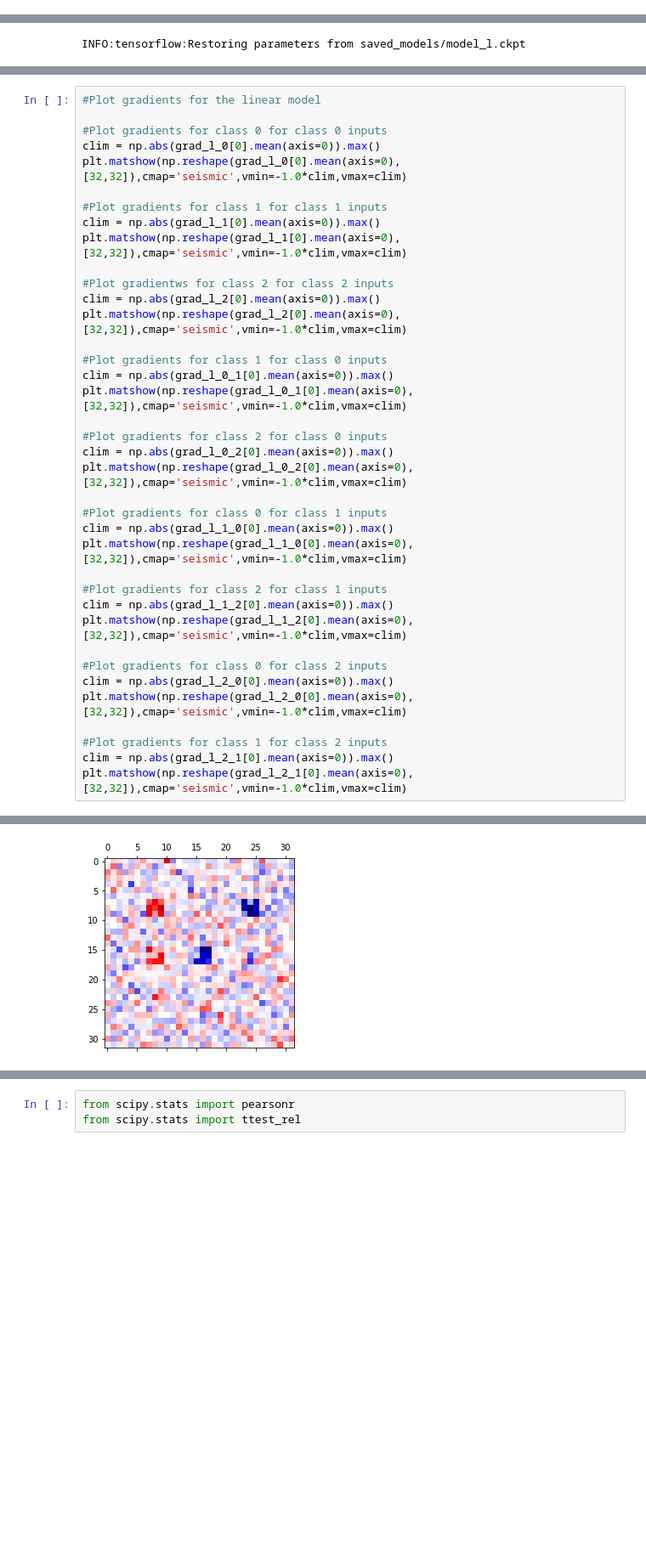
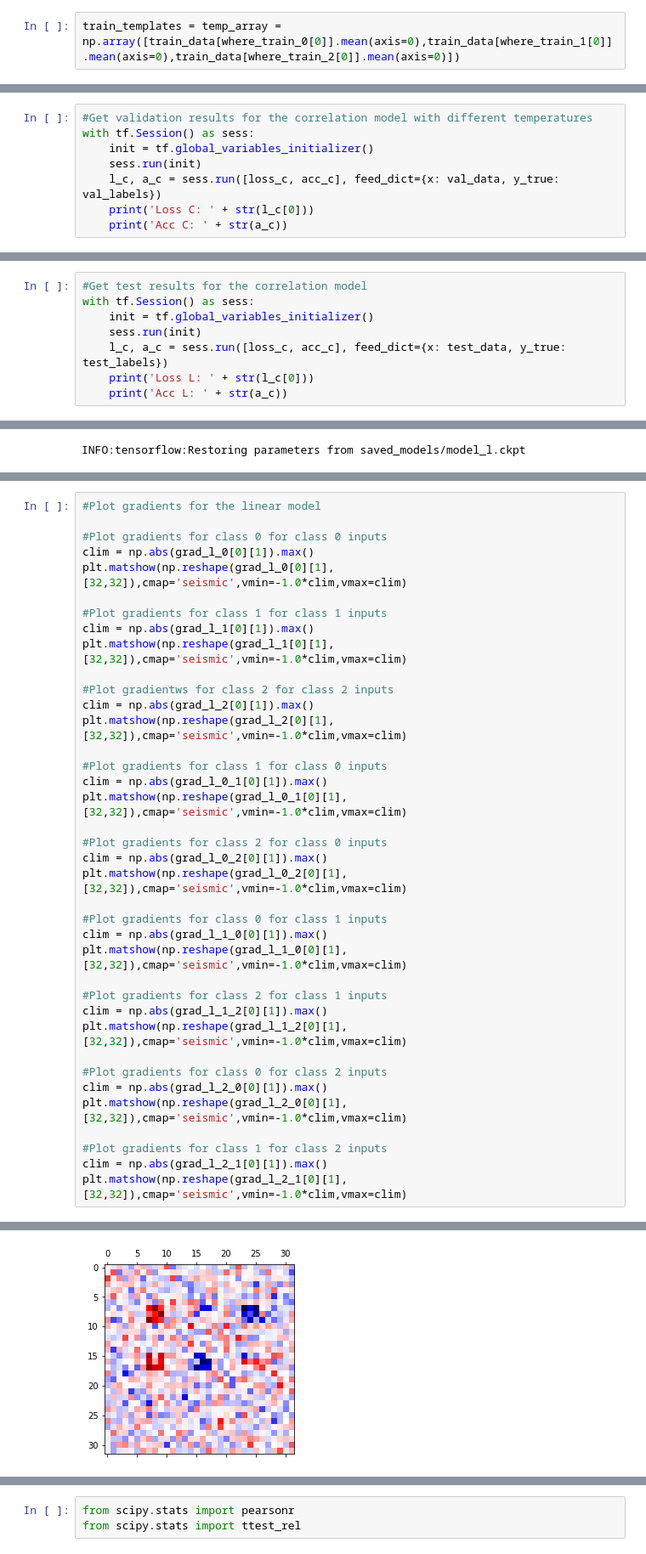
Before and after one commit to patrick-mcclure/adversarial_training_for_fmri_decoding, a Jupyter notebook: Synthetic/Synthetic_Decoding.ipynb, the cells around one changed output, grey strips where cells are left out. Shown at 85% size. Cells and saved outputs as stored; diff of their text form; blank space fills up the shorter version.

```diff
--- a/Synthetic/Synthetic_Decoding.ipynb
+++ b/Synthetic/Synthetic_Decoding.ipynb
@@ -47,3 +51,5 @@ temp_avg = (temp_0+temp_1+temp_2)/3.0
+# %%
+train_templates = temp_array = np.array([train_data[where_train_0[0]].mean(axis=0),train_data[where_train_1[0]].mean(axis=0),train_data[where_train_2[0]].mean(axis=0)])
 # %%
 #Plot the three template images and the averge template image
 clim = np.abs(temp_0).max()
@@ -188,2 +290,10 @@ saver_sph = tf.train.Saver(vars_sph)
 vars_adv = tf.get_collection(tf.GraphKeys.GLOBAL_VARIABLES,scope='adv')
 saver_adv = tf.train.Saver(vars_adv)
+# %%
+#Get validation results for the correlation model with different temperatures
+with tf.Session() as sess:
+    init = tf.global_variables_initializer()
+    sess.run(init)
+    l_c, a_c = sess.run([loss_c, acc_c], feed_dict={x: val_data, y_true: val_labels})
+    print('Loss C: ' + str(l_c[0]))
+    print('Acc C: ' + str(a_c))
@@ -189,0 +303,8 @@ saver_adv = tf.train.Saver(vars_adv)
+# %%
+#Get test results for the correlation model
+with tf.Session() as sess:
+    init = tf.global_variables_initializer()
+    sess.run(init)
+    l_c, a_c = sess.run([loss_c, acc_c], feed_dict={x: test_data, y_true: test_labels})
+    print('Loss L: ' + str(l_c[0]))
+    print('Acc L: ' + str(a_c))
@@ -303,39 +533,39 @@ plt.matshow(np.reshape(weights_l_2[0].mean(axis=0),[32,32]),cmap='seismic',vmin=
 #Plot gradients for the linear model
 
 #Plot gradients for class 0 for class 0 inputs
-clim = np.abs(grad_l_0[0].mean(axis=0)).max()
-plt.matshow(np.reshape(grad_l_0[0].mean(axis=0),[32,32]),cmap='seismic',vmin=-1.0*clim,vmax=clim)
+clim = np.abs(grad_l_0[0][1]).max()
+plt.matshow(np.reshape(grad_l_0[0][1],[32,32]),cmap='seismic',vmin=-1.0*clim,vmax=clim)
 
 #Plot gradients for class 1 for class 1 inputs
-clim = np.abs(grad_l_1[0].mean(axis=0)).max()
-plt.matshow(np.reshape(grad_l_1[0].mean(axis=0),[32,32]),cmap='seismic',vmin=-1.0*clim,vmax=clim)
+clim = np.abs(grad_l_1[0][1]).max()
+plt.matshow(np.reshape(grad_l_1[0][1],[32,32]),cmap='seismic',vmin=-1.0*clim,vmax=clim)
 
 #Plot gradientws for class 2 for class 2 inputs
-clim = np.abs(grad_l_2[0].mean(axis=0)).max()
-plt.matshow(np.reshape(grad_l_2[0].mean(axis=0),[32,32]),cmap='seismic',vmin=-1.0*clim,vmax=clim)
+clim = np.abs(grad_l_2[0][1]).max()
+plt.matshow(np.reshape(grad_l_2[0][1],[32,32]),cmap='seismic',vmin=-1.0*clim,vmax=clim)
 
 #Plot gradients for class 1 for class 0 inputs
-clim = np.abs(grad_l_0_1[0].mean(axis=0)).max()
-plt.matshow(np.reshape(grad_l_0_1[0].mean(axis=0),[32,32]),cmap='seismic',vmin=-1.0*clim,vmax=clim)
+clim = np.abs(grad_l_0_1[0][1]).max()
+plt.matshow(np.reshape(grad_l_0_1[0][1],[32,32]),cmap='seismic',vmin=-1.0*clim,vmax=clim)
 
 #Plot gradients for class 2 for class 0 inputs
-clim = np.abs(grad_l_0_2[0].mean(axis=0)).max()
-plt.matshow(np.reshape(grad_l_0_2[0].mean(axis=0),[32,32]),cmap='seismic',vmin=-1.0*clim,vmax=clim)
+clim = np.abs(grad_l_0_2[0][1]).max()
+plt.matshow(np.reshape(grad_l_0_2[0][1],[32,32]),cmap='seismic',vmin=-1.0*clim,vmax=clim)
 
 #Plot gradients for class 0 for class 1 inputs
-clim = np.abs(grad_l_1_0[0].mean(axis=0)).max()
-plt.matshow(np.reshape(grad_l_1_0[0].mean(axis=0),[32,32]),cmap='seismic',vmin=-1.0*clim,vmax=clim)
+clim = np.abs(grad_l_1_0[0][1]).max()
+plt.matshow(np.reshape(grad_l_1_0[0][1],[32,32]),cmap='seismic',vmin=-1.0*clim,vmax=clim)
 
 #Plot gradients for class 2 for class 1 inputs
-clim = np.abs(grad_l_1_2[0].mean(axis=0)).max()
-plt.matshow(np.reshape(grad_l_1_2[0].mean(axis=0),[32,32]),cmap='seismic',vmin=-1.0*clim,vmax=clim)
+clim = np.abs(grad_l_1_2[0][1]).max()
+plt.matshow(np.reshape(grad_l_1_2[0][1],[32,32]),cmap='seismic',vmin=-1.0*clim,vmax=clim)
 
 #Plot gradients for class 0 for class 2 inputs
-clim = np.abs(grad_l_2_0[0].mean(axis=0)).max()
-plt.matshow(np.reshape(grad_l_2_0[0].mean(axis=0),[32,32]),cmap='seismic',vmin=-1.0*clim,vmax=clim)
+clim = np.abs(grad_l_2_0[0][1]).max()
+plt.matshow(np.reshape(grad_l_2_0[0][1],[32,32]),cmap='seismic',vmin=-1.0*clim,vmax=clim)
 
 #Plot gradients for class 1 for class 2 inputs
-clim = np.abs(grad_l_2_1[0].mean(axis=0)).max()
-plt.matshow(np.reshape(grad_l_2_1[0].mean(axis=0),[32,32]),cmap='seismic',vmin=-1.0*clim,vmax=clim)
+clim = np.abs(grad_l_2_1[0][1]).max()
+plt.matshow(np.reshape(grad_l_2_1[0][1],[32,32]),cmap='seismic',vmin=-1.0*clim,vmax=clim)
 # %% [output]
 <matplotlib.image.AxesImage at 0x...>
@@ -349 +579 @@ plt.matshow(np.reshape(grad_l_2_1[0].mean(axis=0),[32,32]),cmap='seismic',vmin=-
-[figure, old version]
+[figure, new version]
```
Also changed, not shown: parts of 204 cells of this notebook, 12 other files.
